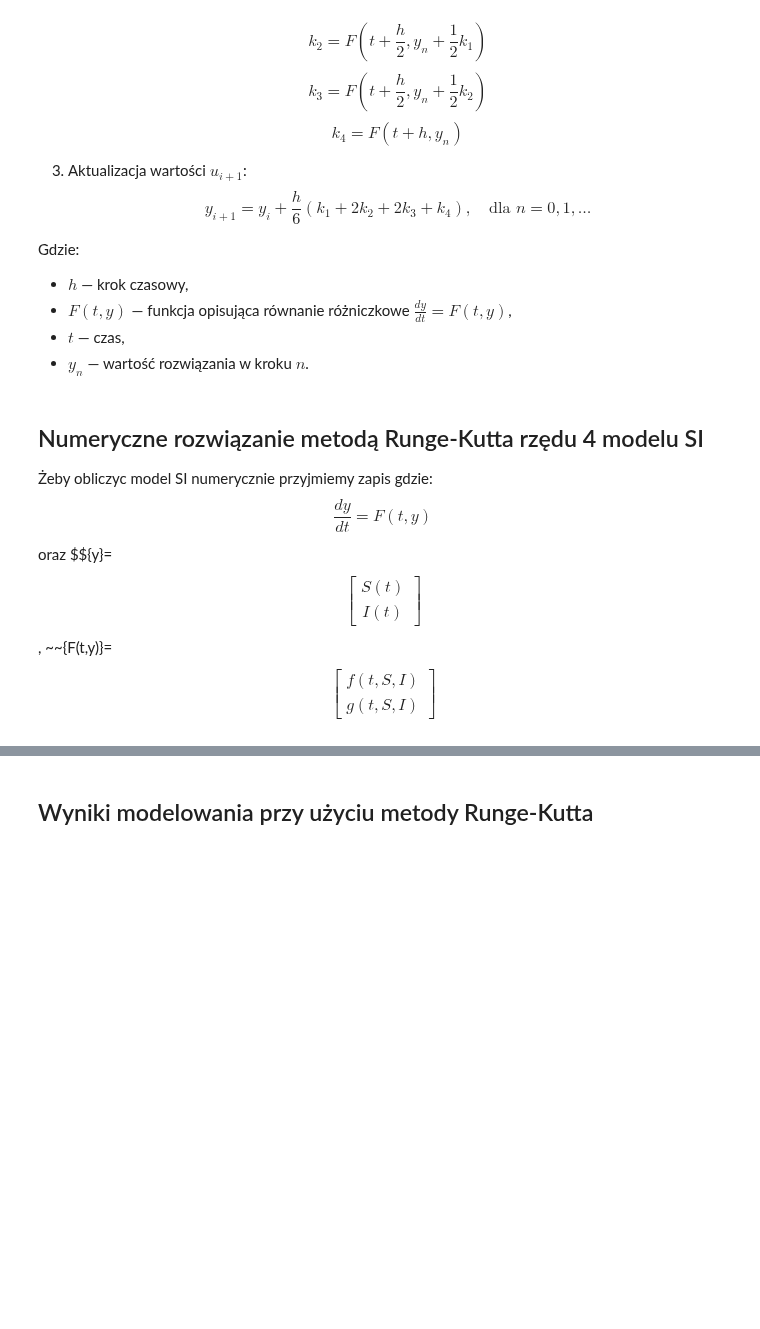
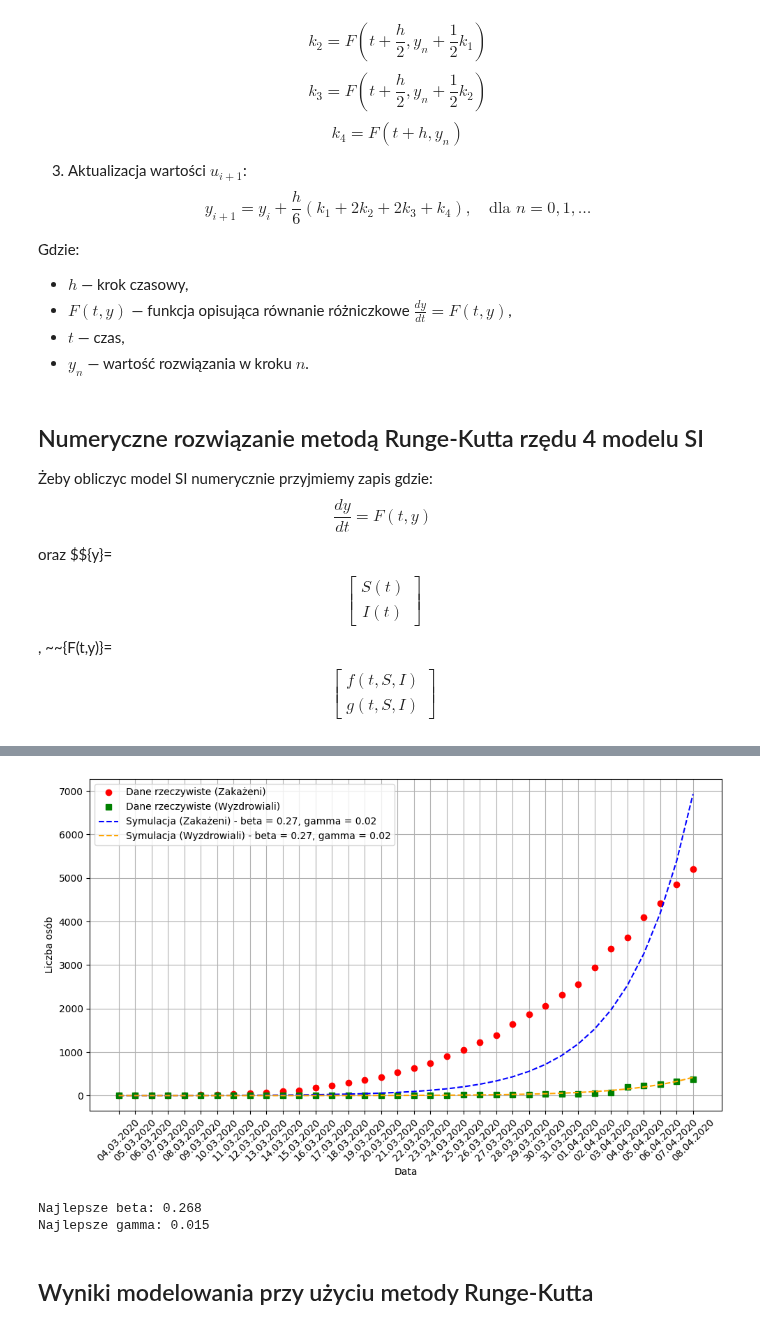
Before and after one commit to 277465/Modelowanie-Pandemii-Sars-cov-19, a Jupyter notebook: projekt.ipynb, the cells around one changed output, grey strips where cells are left out. Drawn from its saved outputs; the diff is of its cells as text; code cells hidden in the pictures; blank space fills up the shorter version.

```diff
--- a/projekt.ipynb
+++ b/projekt.ipynb
@@ -674,8 +674,8 @@ recovery_data = [0, 0, 0, 0, 0, 0, 0, 0, 1, 2, 3, 3, 4, 5, 5, 5, 5, 5, 7, 8,
                  10, 14, 16, 16, 18, 22, 31, 33, 43, 57, 71, 195, 228, 269, 320, 381]
 
 # Zakresy dla beta i gamma
-beta_range = np.linspace(0.15, 0.4, 400)  # Zakres wartości beta
-gamma_range = np.linspace(0.01, 0.1, 400)  # Zakres wartości gamma
+beta_range = np.linspace(0.15, 0.4, 1000)  # Zakres wartości beta
+gamma_range = np.linspace(0.01, 0.1, 1000)  # Zakres wartości gamma
 
 # Wyszukiwanie najlepszych wartości beta i gamma
 best_mse = np.inf
@@ -693,33 +693,37 @@ for beta in beta_range:
 
 # Symulacja z najlepszymi parametrami
 S, I, R = n - infected_data[0] - recovery_data[0], infected_data[0], recovery_data[0]
 h = 1  # Krok czasowy (1 dzień)
 Irksir = [I]  # Inicjalizacja listy Irksir
 Rrksir = [R]  # Inicjalizacja listy Rrk
 
 # Symulacja RK4 dla najlepszych wartości beta i gamma
 for t in range(1, len(dates)):
     S, I, R = rk4_step(S, I, R, best_beta, best_gamma, h, n)
     Irksir.append(I)  # Zapisanie wartości I do Irksir
     Rrksir.append(R)  # Zapisanie wartości R do Rrk
 
 # Wizualizacja wyników
 plt.figure(figsize=(10, 6))
 plt.plot(dates, infected_data, 'o', label='Dane rzeczywiste (Zakażeni)', color='red')
 plt.plot(dates, recovery_data, 's', label='Dane rzeczywiste (Wyzdrowiali)', color='green')
 plt.plot(dates, Irksir, label=f'Symulacja (Zakażeni) - beta = {best_beta:.2f}, gamma = {best_gamma:.2f}', linestyle='--', color='blue')
 plt.plot(dates, Rrksir, label=f'Symulacja (Wyzdrowiali) - beta = {best_beta:.2f}, gamma = {best_gamma:.2f}', linestyle='--', color='orange')
 plt.xticks(rotation=45)
 plt.grid(True)
 plt.xlabel("Data")
 plt.ylabel("Liczba osób")
 plt.legend()
 plt.tight_layout()
 plt.show()
 
 # Wyświetlenie najlepszych wartości beta i gamma
 print(f"Najlepsze beta: {best_beta:.3f}")
 print(f"Najlepsze gamma: {best_gamma:.3f}")
+# %% [output]
+[figure, added]
+Najlepsze beta: 0.268
+Najlepsze gamma: 0.015
 # %% [markdown]
 ## Wyniki modelowania przy użyciu metody Runge-Kutta
 # %% [markdown]
```
Also changed, not shown: parts of 9 cells of this notebook.
